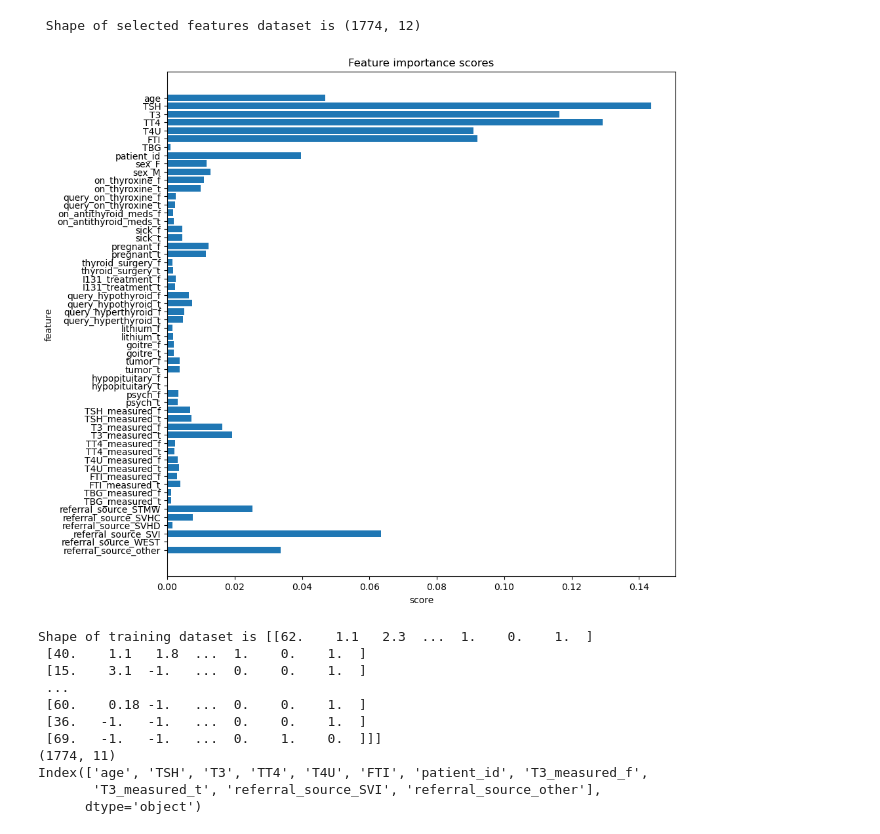
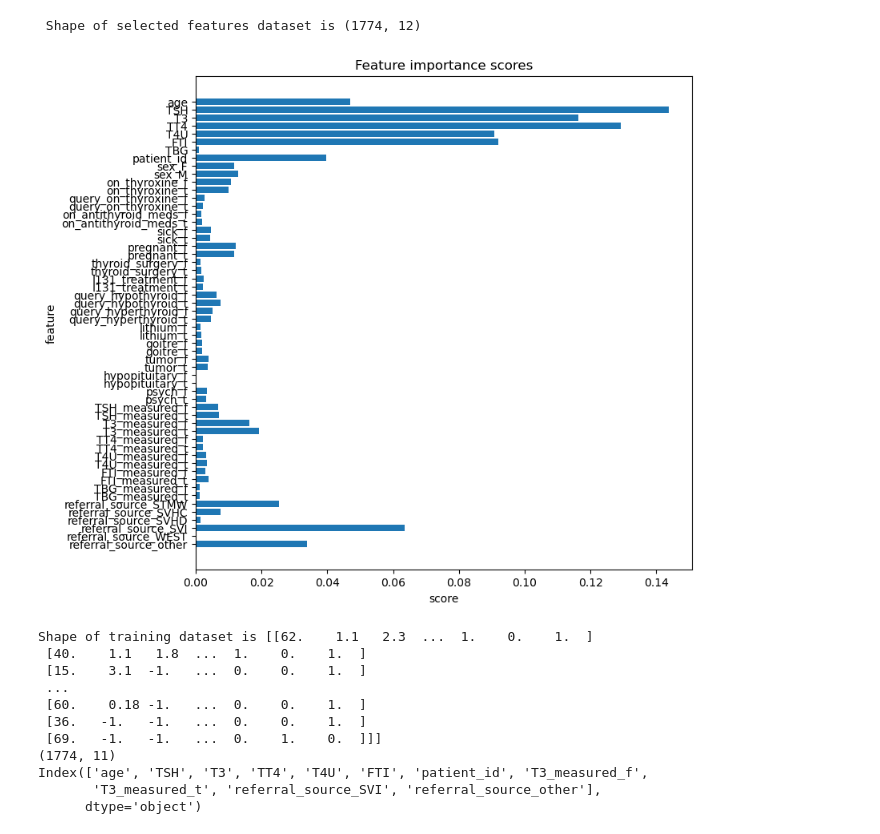
Before and after one commit to doctorflu77/disease_pred, a Jupyter notebook: code/rfc_.99.ipynb, the cells around one changed output. Drawn from its saved outputs; the diff is of its cells as text; code cells hidden in the pictures.

```diff
--- a/code/rfc_.99.ipynb
+++ b/code/rfc_.99.ipynb
@@ -155,17 +156,17 @@ print (f' Shape of selected features dataset is {X_mlfs.shape}')
 # %%
 #Feature importance graph
 import matplotlib.pyplot as plt
 feature_names = X.columns
 feat_imp = etc.feature_importances_
-plt.figure(figsize= (10, 10))
+plt.figure(figsize= (8,8))
 plt.barh(feature_names, feat_imp)
 plt.title('Feature importance scores')
 plt.ylabel('feature')
 plt.xlabel('score')
 plt.gca().invert_yaxis()
 plt.show()
 # %% [output]
-[figure, old version]
+[figure, new version]
 # %%
 etc1 = SelectFromModel(RandomForestClassifier(n_estimators=200, max_depth=20, random_state=1), threshold=0.015) #running feature importance calculations
 X_select = etc1.fit_transform(X, y)
```
Also changed, not shown: parts of 10 cells of this notebook.
